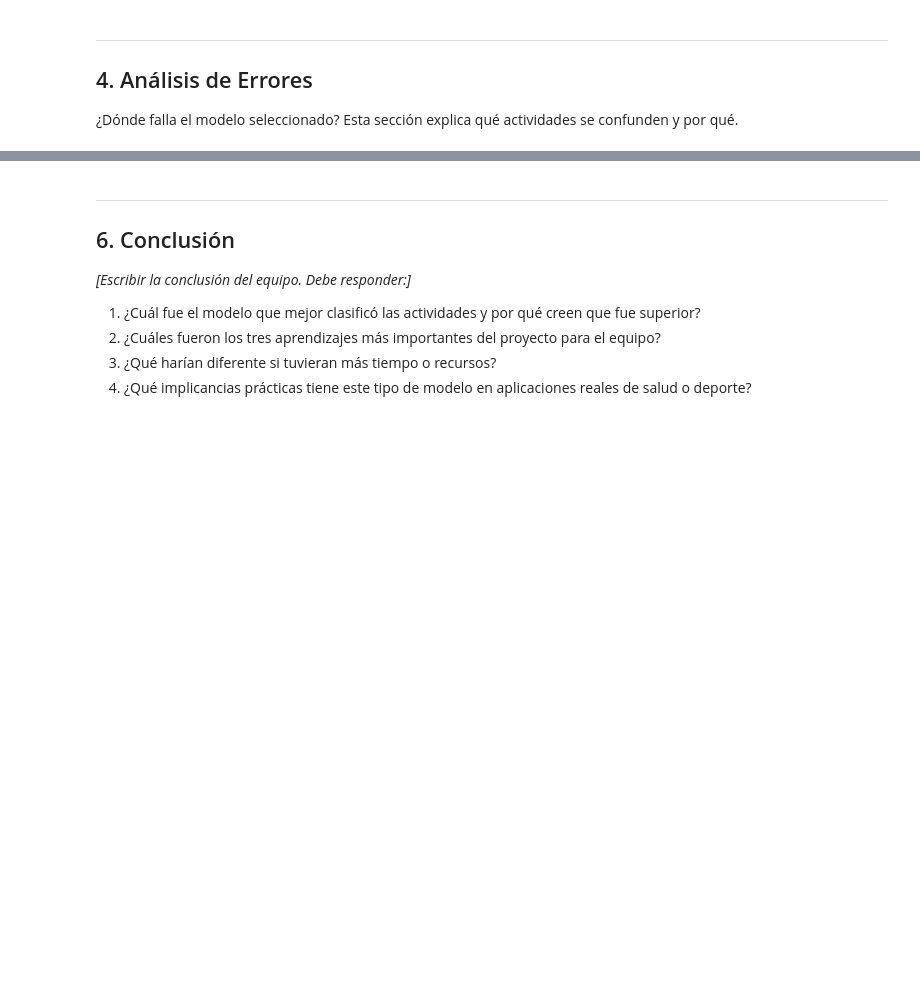
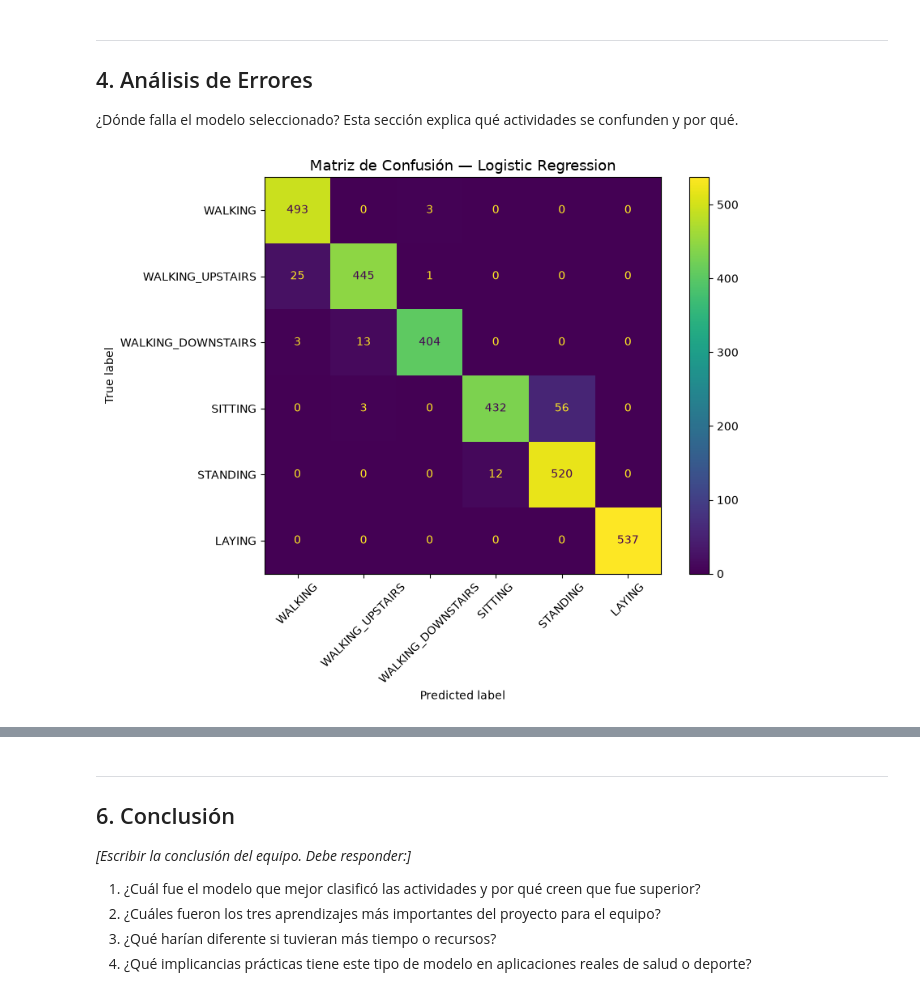
Before and after one commit to sctavo/HAR-ML, a Jupyter notebook: notebook_fase3_grupo05.ipynb, the cells around one changed output, grey strips where cells are left out. Drawn from its saved outputs; the diff is of its cells as text; code cells hidden in the pictures; blank space fills up the shorter version.

Commit message:
Secciones 4 y 5 de la fase 3

```diff
--- a/notebook_fase3_grupo05.ipynb
+++ b/notebook_fase3_grupo05.ipynb
@@ -42,6 +44,9 @@ print('Entorno listo.')
 # %%
-# Carga de datos
+# Carga de datos (mismo código que Fase 1 y 2)
+import os, urllib.request, zipfile
+
 DATA_PATH = 'UCI HAR Dataset'
+
 if not os.path.exists(DATA_PATH):
     URL = 'https://archive.ics.uci.edu/static/public/240/human+activity+recognition+using+smartphones.zip'
     urllib.request.urlretrieve(URL, 'har_dataset.zip')
@@ -49,14 +54,28 @@ if not os.path.exists(DATA_PATH):
         z.extractall('.')
     os.remove('har_dataset.zip')
 
-features = pd.read_csv(f'{DATA_PATH}/features.txt', sep=r'\s+', header=None, names=['idx','feature'])
+features = pd.read_csv(f'{DATA_PATH}/features.txt', sep=r'\s+', header=None, names=['idx', 'feature'])
 feature_names = features['feature'].tolist()
-X_train = pd.read_csv(f'{DATA_PATH}/train/X_train.txt', sep=r'\s+', header=None, names=feature_names)
+
+# Hacer que los nombres de las columnas sean únicos para evitar el ValueError en pandas
+unique_feature_names = []
+seen_names = {}
+for name in feature_names:
+    if name in seen_names:
+        seen_names[name] += 1
+        unique_feature_names.append(f"{name}_{seen_names[name]}")
+    else:
+        seen_names[name] = 0
+        unique_feature_names.append(name)
+
+X_train = pd.read_csv(f'{DATA_PATH}/train/X_train.txt', sep=r'\s+', header=None, names=unique_feature_names)
 y_train = pd.read_csv(f'{DATA_PATH}/train/y_train.txt', sep=r'\s+', header=None, names=['Activity']).squeeze()
-X_test  = pd.read_csv(f'{DATA_PATH}/test/X_test.txt',  sep=r'\s+', header=None, names=feature_names)
-y_test  = pd.read_csv(f'{DATA_PATH}/test/y_test.txt',  sep=r'\s+', header=None, names=['Activity']).squeeze()
+X_test  = pd.read_csv(f'{DATA_PATH}/test/X_test.txt',   sep=r'\s+', header=None, names=unique_feature_names)
+y_test  = pd.read_csv(f'{DATA_PATH}/test/y_test.txt',   sep=r'\s+', header=None, names=['Activity']).squeeze()
 
 ACTIVITY_LABELS = {1:'WALKING',2:'WALKING_UPSTAIRS',3:'WALKING_DOWNSTAIRS',4:'SITTING',5:'STANDING',6:'LAYING'}
 y_train_labels = y_train.map(ACTIVITY_LABELS)
 y_test_labels  = y_test.map(ACTIVITY_LABELS)
-print('Datos cargados:', X_train.shape, X_test.shape)
+
+print('Datos cargados:')
+print(f'  X_train: {X_train.shape} | X_test: {X_test.shape}')
@@ -190,21 +236,24 @@ plt.show()
 ¿Dónde falla el modelo seleccionado? Esta sección explica qué actividades se confunden y por qué.
 # %%
 # Matriz de confusión del mejor modelo
-mejor = resultados[df_bench.index[0]]
+mejor_nombre = df_bench.iloc[0]['Modelo']
+mejor = next(r for r in resultados if r['Modelo'] == mejor_nombre)
 y_pred_best = mejor['y_pred']
 
 fig, ax = plt.subplots(figsize=(9, 7))
 disp = ConfusionMatrixDisplay(
     confusion_matrix=confusion_matrix(
         y_test_labels, pd.Series(y_pred_best).map(ACTIVITY_LABELS),
         labels=list(ACTIVITY_LABELS.values())
     ),
     display_labels=list(ACTIVITY_LABELS.values())
 )
 disp.plot(ax=ax, colorbar=True, xticks_rotation=45)
 ax.set_title(f'Matriz de Confusión — {mejor["Modelo"]}', fontsize=13)
 plt.tight_layout()
 plt.show()
+# %% [output]
+[figure, added]
 # %%
 # F1 por clase del mejor modelo
 report = classification_report(
```
Also changed, not shown: parts of 17 cells of this notebook.
